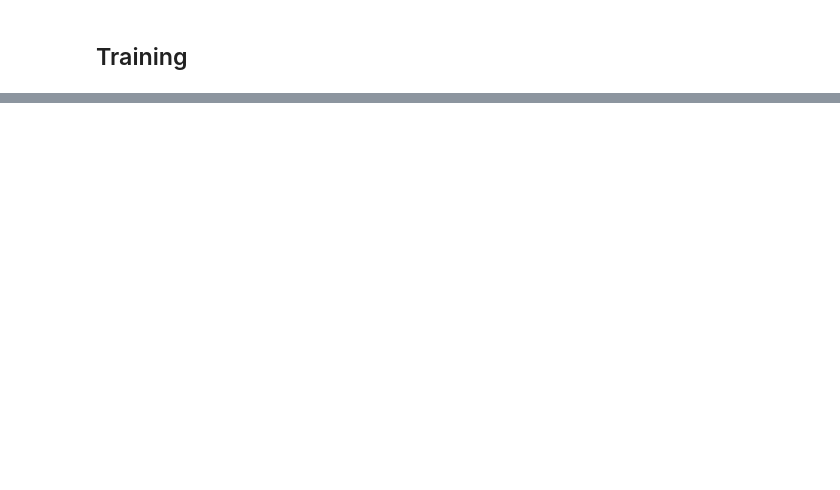
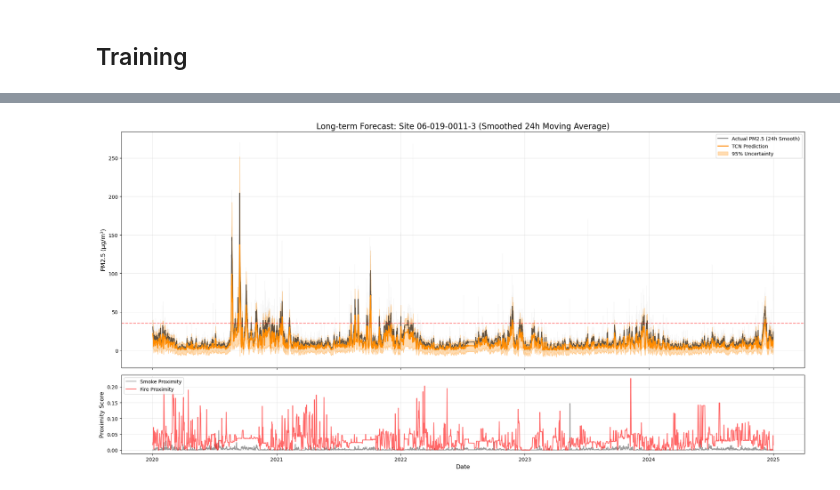
Before and after one commit to jeffreyschoi/cali_air_quality, a Jupyter notebook: modeling/tcn_modeling.ipynb, the cells around one changed output, grey strips where cells are left out. Cells and saved outputs as stored; diff of their text form; code cells hidden in the pictures; blank space fills up the shorter version.

```diff
--- a/modeling/tcn_modeling.ipynb
+++ b/modeling/tcn_modeling.ipynb
@@ -296,0 +558,62 @@ No smoke events (> 35) found in this test batch.
+# %%
+df_plot = pd.DataFrame({
+    'date': dates,
+    'Actual': y_actual_real,
+    'Predicted': y_site_real,
+    'Lower': y_site_real - 1.96 * y_sigma_real,
+    'Upper': y_site_real + 1.96 * y_sigma_real,
+    'Smoke': site_smoke,
+    'Fire': site_fire
+}).set_index('date')
+
+# 2. Apply Smoothing (Rolling Mean)
+# Window = 168 hours (7 Days) to see weekly trends
+# Window = 24 hours (1 Day) to see daily trends but keep some spikes
+WINDOW = 24
+df_smooth = df_plot.rolling(window=WINDOW, center=True).mean()
+
+# 3. Plotting
+fig, (ax1, ax2) = plt.subplots(2, 1, figsize=(20, 10), sharex=True, gridspec_kw={'height_ratios': [3, 1]})
+
+# --- Top Plot: PM2.5 (Smoothed) ---
+# Plot raw actuals faintly in background (optional, shows the noise)
+ax1.plot(df_plot.index, df_plot['Actual'], color='gray', alpha=0.1, linewidth=0.5)
+
+# Plot Smoothed Lines
+ax1.plot(df_smooth.index, df_smooth['Actual'], color='black', alpha=0.6, linewidth=1.5, label=f'Actual PM2.5 ({WINDOW}h Smooth)')
+ax1.plot(df_smooth.index, df_smooth['Predicted'], color='#FF8C00', linewidth=2, label='TCN Prediction')
+
+# Uncertainty Band (Smoothed)
+ax1.fill_between(
+    df_smooth.index,
+    df_smooth['Lower'],
+    df_smooth['Upper'],
+    color='#FF8C00', alpha=0.3, label='95% Uncertainty'
+)
+
+ax1.set_ylabel('PM2.5 (µg/m³)', fontsize=12)
+ax1.set_title(f'Long-term Forecast: Site {SITE_ID} (Smoothed {WINDOW}h Moving Average)', fontsize=16)
+ax1.legend(loc='upper right')
+ax1.grid(True, alpha=0.3)
+
+# Highlight Unhealthy Threshold
+ax1.axhline(y=35, color='red', linestyle='--', alpha=0.5, label='Unhealthy Standard')
+
+# --- Bottom Plot: Smoke & Fire (Smoothed) ---
+# Smoothing helps show "periods of smoke" rather than instant blips
+ax2.plot(df_smooth.index, df_smooth['Smoke'], color='gray', alpha=0.8, label='Smoke Proximity')
+ax2.plot(df_smooth.index, df_smooth['Fire'], color='red', alpha=0.6, label='Fire Proximity')
+
+ax2.set_ylabel('Proximity Score', fontsize=12)
+ax2.set_xlabel('Date', fontsize=12)
+ax2.legend(loc='upper left')
+ax2.grid(True, alpha=0.3)
+
+# Format Date Axis
+ax1.xaxis.set_major_locator(mdates.YearLocator())
+ax1.xaxis.set_major_formatter(mdates.DateFormatter('%Y'))
+
+plt.tight_layout()
+plt.show()
+# %% [output]
+[figure, added]
```
Also changed, not shown: parts of 18 cells of this notebook, 4 other files.
